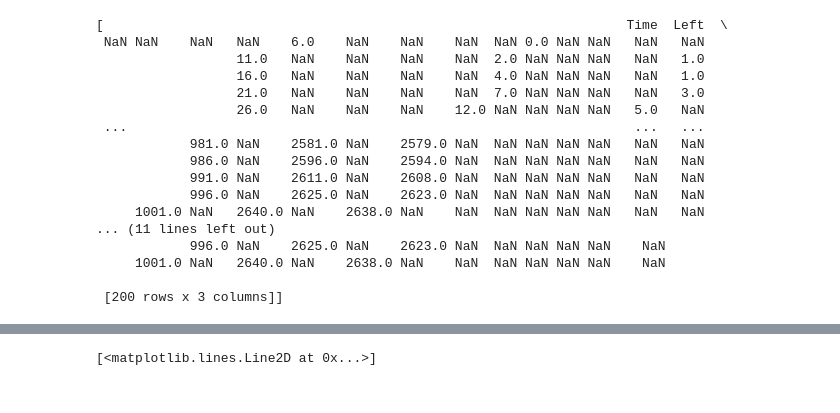
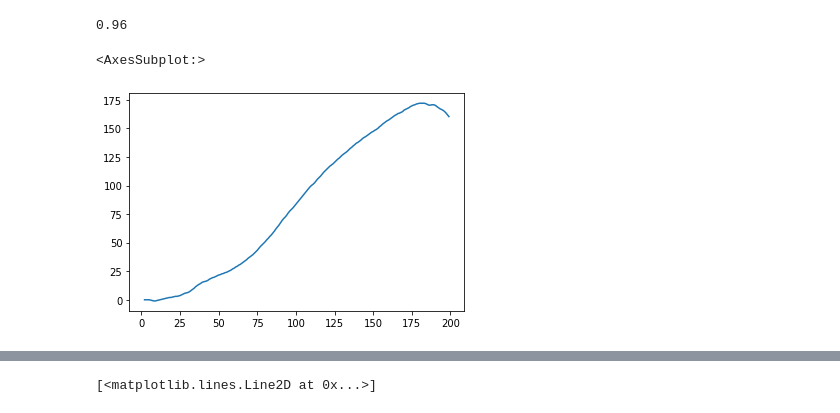
Before and after one commit to Vini-002/feed-Forward-test, a Jupyter notebook: processing.ipynb, the cells around one changed output, grey strips where cells are left out. Drawn from its saved outputs; the diff is of its cells as text; code cells hidden in the pictures.

```diff
--- a/processing.ipynb
+++ b/processing.ipynb
@@ -1,32 +4,33 @@
 # %%
 import pandas as pd
-import scipy.optimize
-from tbcontrol.responses import fopdt
-from ipywidgets import interact
+# import scipy.optimize
+# from tbcontrol.responses import fopdt
+# from ipywidgets import interact
 import matplotlib.pyplot as plt
 import numpy as np
 
-raw_data = """pwm_140_15:19:25.csv"""
+# raw_data = """pwm_112_14:53:28.csv
+# pwm_028_14:57:33.csv
+# pwm_056_14:57:37.csv
+# pwm_084_14:57:45.csv
+# pwm_112_14:57:54.csv
+# pwm_112_14:58:14.csv
+# pwm_168_14:58:32.csv
+# pwm_168_14:58:47.csv
+# pwm_224_14:58:58.csv
+# pwm_000_14:59:49.csv
+# pwm_140_15:00:05.csv
+# pwm_140_15:00:15.csv
+# pwm_196_15:00:29.csv
+# pwm_168_15:03:10.csv
+# pwm_224_15:03:54.csv
+# pwm_224_15:04:21.csv
+# pwm_252_15:04:38.csv
+# """
 
-data = [pd.read_csv(f"http://192.168.0.168/testes/{file}", sep=' ') for file in raw_data.splitlines()]
+raw_data = """pwm_028_16:15:32.csv"""
+
+data = [pd.read_csv(f"http://192.168.0.168/testes/{file}", delimiter=r"\s+") for file in raw_data.splitlines()]
 
 # data = pd.read_csv("http://192.168.0.168/view", sep=' ')
-data
+data = data[0]
-# %% [output]
-[                                                                   Time  Left  \
- NaN NaN    NaN   NaN    6.0    NaN    NaN    NaN  NaN 0.0 NaN NaN   NaN   NaN
-                  11.0   NaN    NaN    NaN    NaN  2.0 NaN NaN NaN   NaN   1.0
-                  16.0   NaN    NaN    NaN    NaN  4.0 NaN NaN NaN   NaN   1.0
-                  21.0   NaN    NaN    NaN    NaN  7.0 NaN NaN NaN   NaN   3.0
-                  26.0   NaN    NaN    NaN    12.0 NaN NaN NaN NaN   5.0   NaN
- ...                                                                 ...   ...
-            981.0 NaN    2581.0 NaN    2579.0 NaN  NaN NaN NaN NaN   NaN   NaN
-            986.0 NaN    2596.0 NaN    2594.0 NaN  NaN NaN NaN NaN   NaN   NaN
-            991.0 NaN    2611.0 NaN    2608.0 NaN  NaN NaN NaN NaN   NaN   NaN
-            996.0 NaN    2625.0 NaN    2623.0 NaN  NaN NaN NaN NaN   NaN   NaN
-     1001.0 NaN   2640.0 NaN    2638.0 NaN    NaN  NaN NaN NaN NaN   NaN   NaN
-... (11 lines left out)
-            996.0 NaN    2625.0 NaN    2623.0 NaN  NaN NaN NaN NaN    NaN
-     1001.0 NaN   2640.0 NaN    2638.0 NaN    NaN  NaN NaN NaN NaN    NaN
-
- [200 rows x 3 columns]]
@@ -35,0 +39,17 @@ for pwm, exp in zip(np.arange(28, 252, 28), data):
+# %%
+np.degrees(2*32*np.pi/(120*100))
+# %% [output]
+0.96
+# %%
+data['Angle'] = (data['Left'] - data['Right']) # *32*np.pi/12000
+
+data['x'], data['y'] = 0, 0
+
+data['dL'], data['dR'] = data['Left'].diff(), data['Right'].diff()
+
+data.loc[0, 'dL'], data.loc[0, 'dR'] = 0, 0
+
+data['Angle'].rolling(3).mean().plot()
+# %% [output]
+<AxesSubplot:>
+[figure, added]
```
Also changed, not shown: parts of 12 cells of this notebook.
